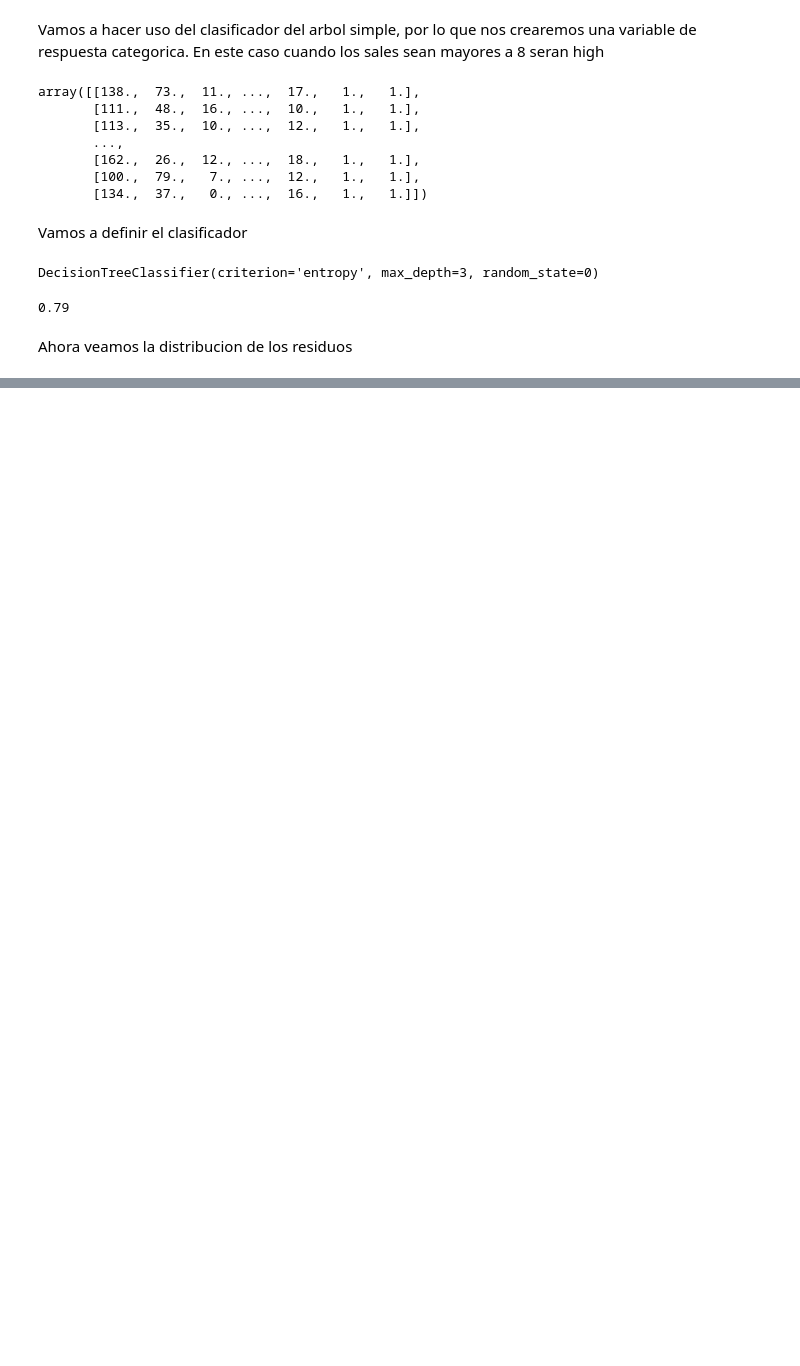
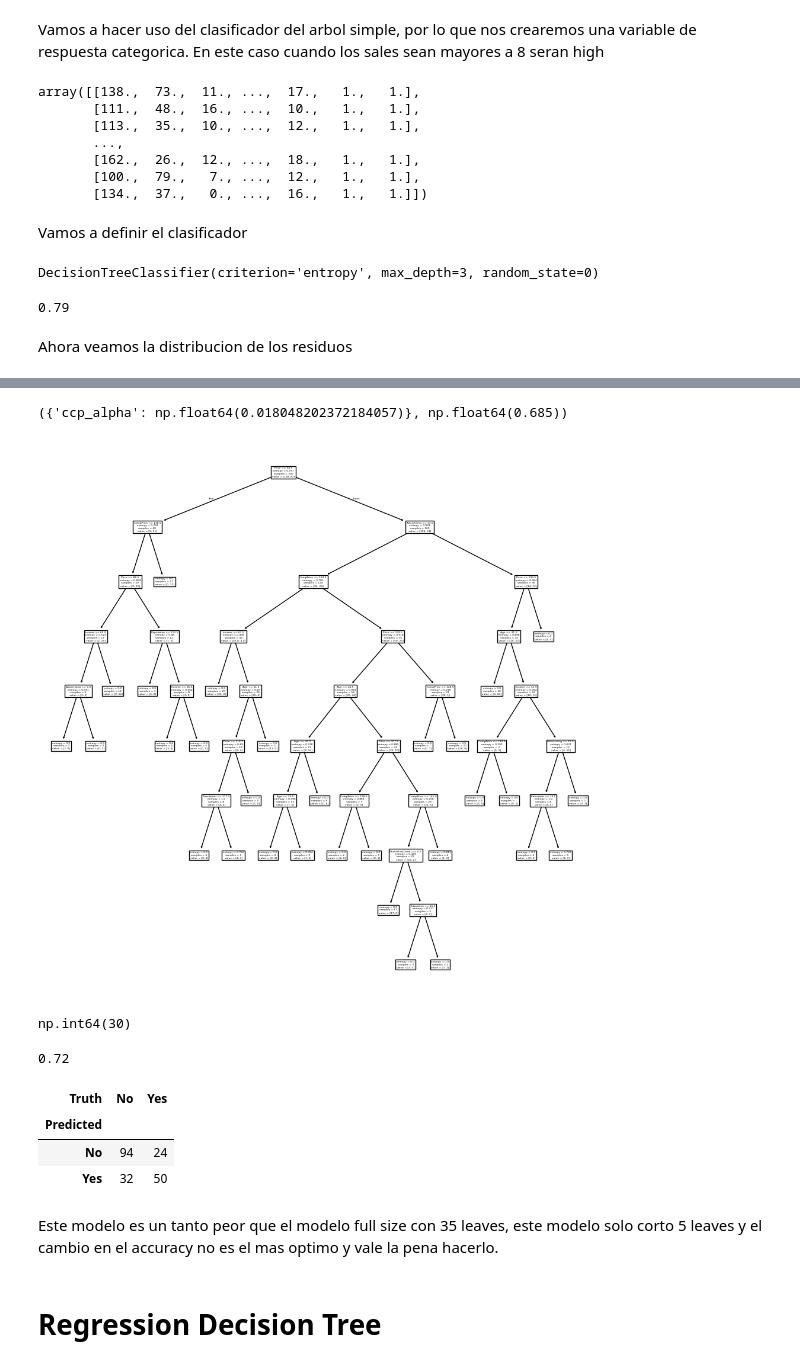
Before and after one commit to chuancao26/islp, a Jupyter notebook: labRegressionTrees.ipynb, the cells around one changed output, grey strips where cells are left out. Cells and saved outputs as stored; diff of their text form; code cells hidden in the pictures; blank space fills up the shorter version.

```diff
--- a/labRegressionTrees.ipynb
+++ b/labRegressionTrees.ipynb
@@ -93,0 +173,14 @@ Ahora veamos la distribucion de los residuos
+# %%
+(X_train,
+X_test,
+ high_train,
+ high_test) = skm.train_test_split(X,
+                                   high,
+                                   test_size=.5,
+                                   random_state=0)
+# %%
+# no se colocara el valor del depth dado que lo buscaremos por CV
+clf = DecisionTreeClassifier(criterion="entropy",
+                             random_state=0)
+clf.fit(X_train, high_train)
+accuracy_score(high_test, clf.predict(X_test))
@@ -93,0 +196,3 @@ Ahora veamos la distribucion de los residuos
+# %%
+ccp_path = clf.cost_complexity_pruning_path(X_train, high_train)
+ccp_path
@@ -93,0 +210,44 @@ Ahora veamos la distribucion de los residuos
+# %%
+kfold = skm.KFold(10,
+                  shuffle=True,
+                  random_state=1)
+# ahora vamos a buscar el parametro optimo para alpha
+params = {"ccp_alpha": ccp_path.ccp_alphas}
+grid = skm.GridSearchCV(clf,
+                        params,
+                        refit=True,
+                        cv=kfold,
+                        scoring="accuracy")
+grid.fit(X_train, high_train)
+grid.best_params_, grid.best_score_
+# %% [output]
+({'ccp_alpha': np.float64(0.018048202372184057)}, np.float64(0.685))
+# %%
+# vamos a graficar
+ax = plt.subplots(figsize=(12,12))[1]
+best_ = grid.best_estimator_
+plot_tree(best_,
+          feature_names=feature_names,
+          ax=ax);
+# %% [output]
+[figure, added]
+# %%
+best_.tree_.n_leaves
+# %% [output]
+np.int64(30)
+# %%
+# ahora probemos con los datos de testeo
+accuracy_score(high_test, best_.predict(X_test))
+# %% [output]
+0.72
+# %%
+confusion_table(high_test, best_.predict(X_test))
+# %% [output]
+| Truth | No | Yes |
+| Predicted |  |  |
+| No | 94 | 24 |
+| Yes | 32 | 50 |
+# %% [markdown]
+Este modelo es un tanto peor que el modelo full size con 35 leaves, este modelo solo corto 5 leaves y el cambio en el accuracy no es el mas optimo y vale la pena hacerlo.
+# %% [markdown]
+# Regression Decision Tree
```
Also changed, not shown: parts of 32 cells of this notebook.
